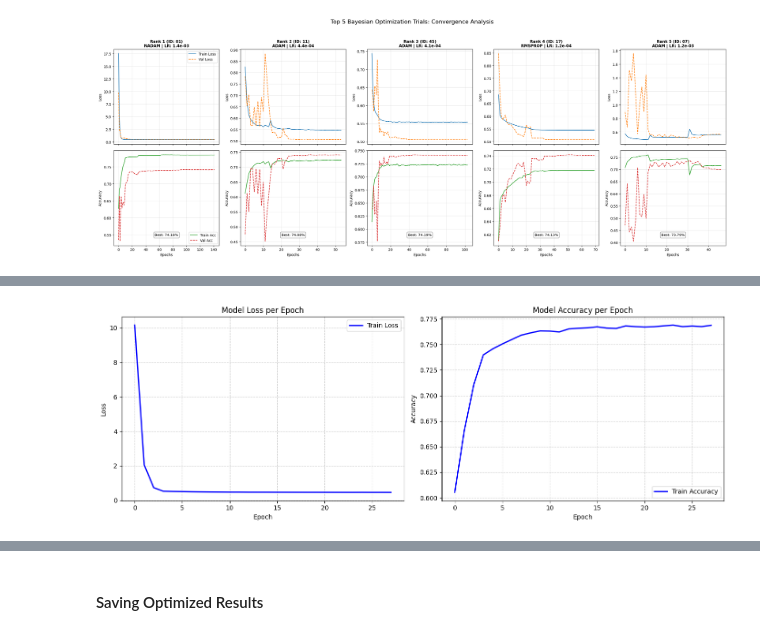
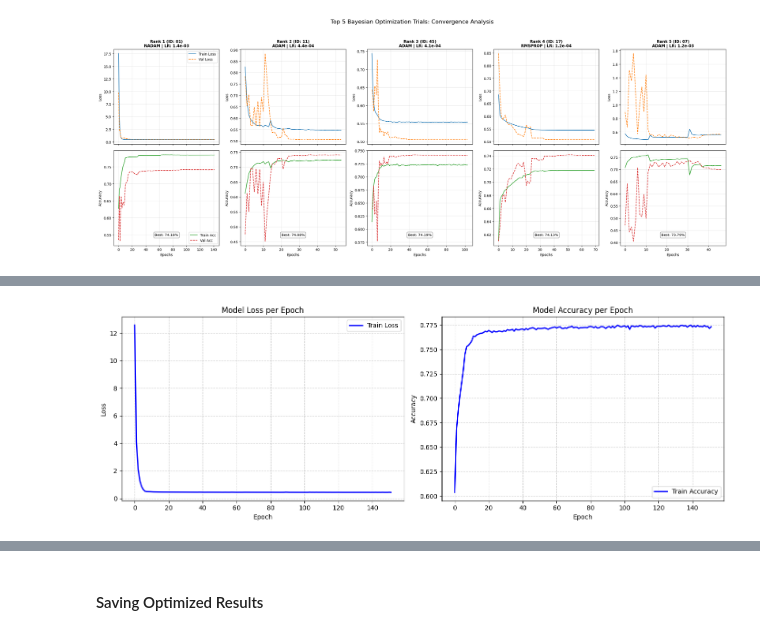
Before and after one commit to neeeal/MSCS-TIPQC, a Jupyter notebook: PSMDSSC 103/final_project/ML_Final_Req_Baseline_and_Optimized_ANN (1) - Copy.ipynb, the cells around one changed output, grey strips where cells are left out. Cells and saved outputs as stored; diff of their text form; code cells hidden in the pictures.

Commit message:
feat: train best model on actual best epoochs

```diff
--- a/PSMDSSC 103/final_project/ML_Final_Req_Baseline_and_Optimized_ANN (1) - Copy.ipynb
+++ b/PSMDSSC 103/final_project/ML_Final_Req_Baseline_and_Optimized_ANN (1) - Copy.ipynb
@@ -1091,7 +1093,7 @@ tuner = MyBayesianTuner(
     max_trials=50,
     directory='bayesian_tuning_v4',
     project_name='customer_seg_final',
-    overwrite=True
+    overwrite=False
 )
 
 early_stopping = EarlyStopping(
@@ -1234,8 +1254,8 @@ Epoch 28/28
 Model retraining complete and saved to disk.
 # %%
-plot_training_history(optimized_history)
+plot_training_history(final_history)
 # %% [output]
-[figure, old version]
+[figure, new version]
 # %%
 optimized_metrics = evaluate_multiclass_model(final_model, X_train_resampled, y_train_resampled, 2)
 # %% [output]
```
Also changed, not shown: parts of 6 cells of this notebook, 3 other files.
